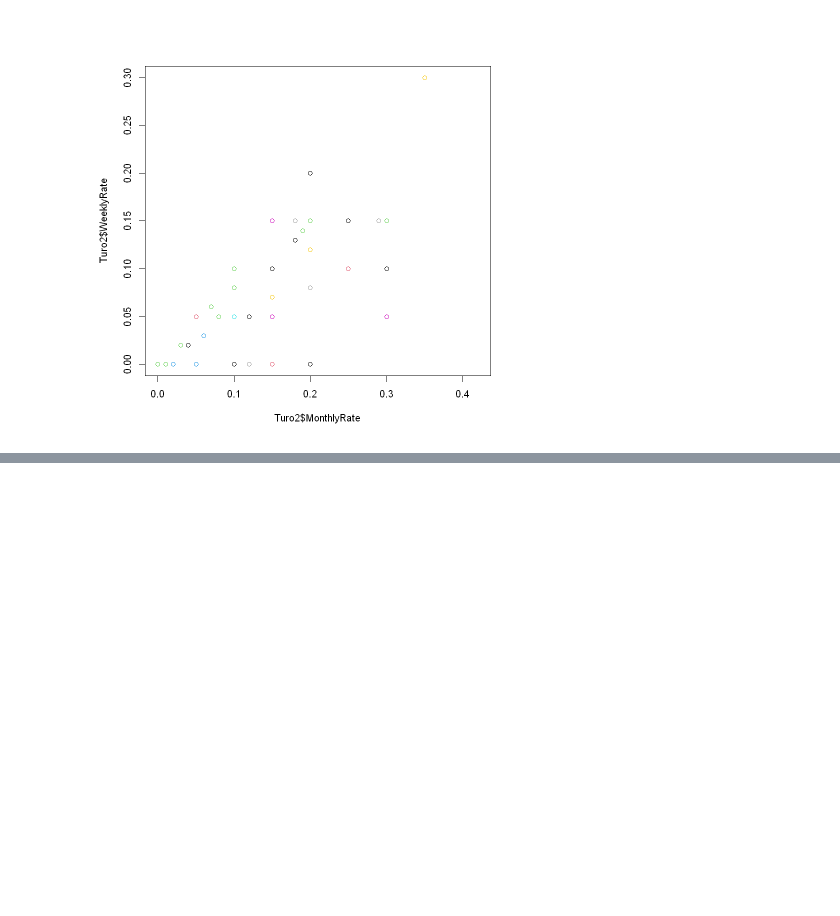
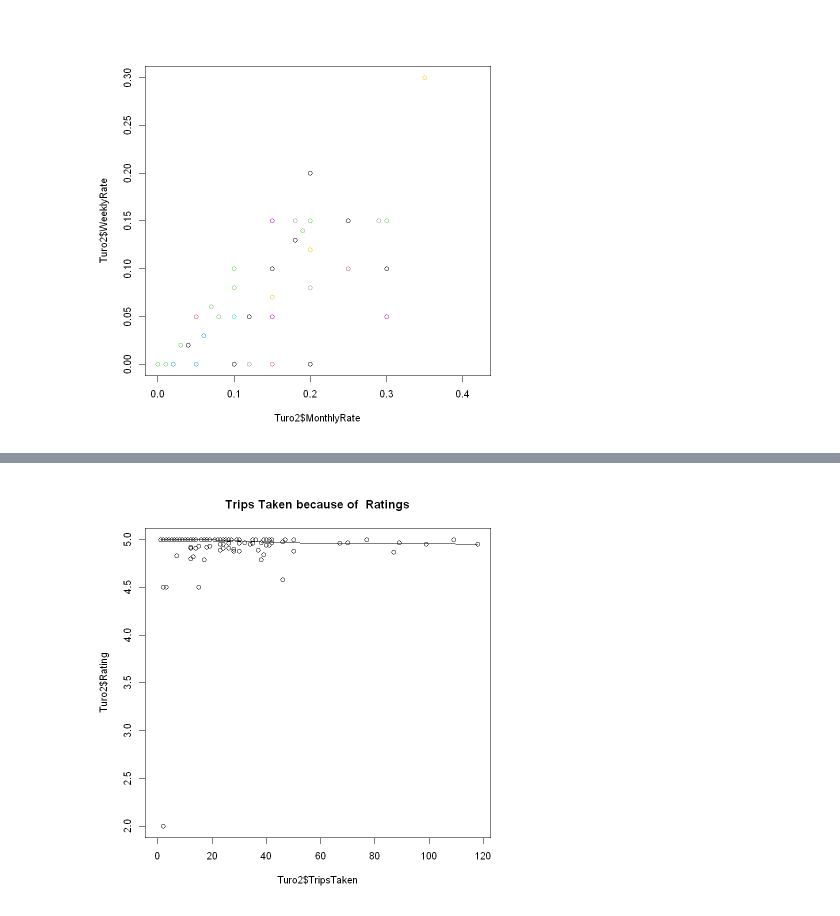
Before and after one commit to RoNarh/Turo-Market-Analysis, a Jupyter notebook: 1-Final Project Turo - R.ipynb, the cells around one changed output, grey strips where cells are left out. Saved outputs shown, nothing was run; the diff lists cells and outputs as text; code cells hidden in the pictures; blank space fills up the shorter version.

```diff
--- a/1-Final Project Turo - R.ipynb
+++ b/1-Final Project Turo - R.ipynb
@@ -256,0 +390,4 @@ plot(x=Turo2$MonthlyRate,
+# %%
+scatter.smooth(x=Turo2$TripsTaken, y=Turo2$Rating, main="Trips Taken because of  Ratings")
+# %% [output]
+[figure, added]
```
Also changed, not shown: parts of 95 cells of this notebook.
